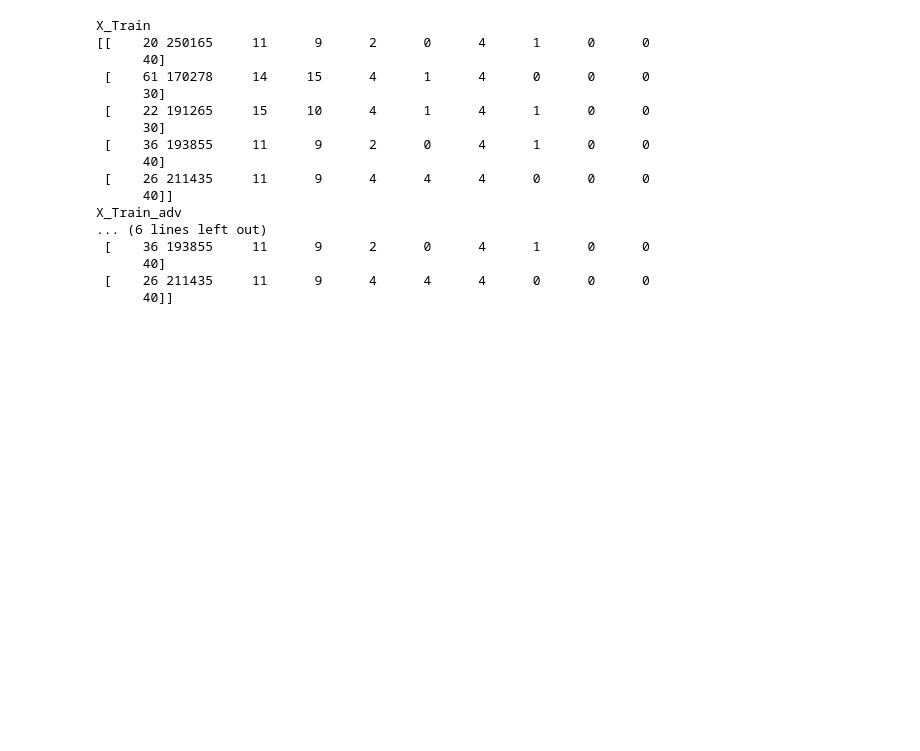
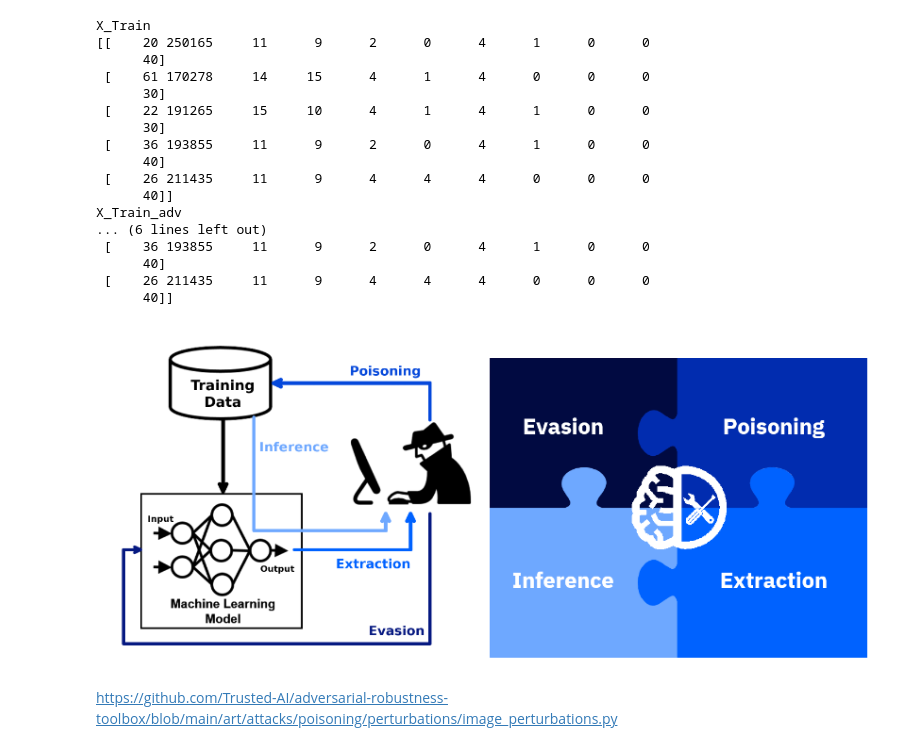
Before and after one commit to habtamu/adversarial-robustness-toolbox, a Jupyter notebook: notebooks/Exp-2_train_adult_DecisionTree_SageMaker_v3.ipynb, the cells around one changed output. Drawn from its saved outputs; the diff is of its cells as text; code cells hidden in the pictures; blank space fills up the shorter version.

```diff
--- a/notebooks/Exp-2_train_adult_DecisionTree_SageMaker_v3.ipynb
+++ b/notebooks/Exp-2_train_adult_DecisionTree_SageMaker_v3.ipynb
@@ -689,3 +689,9 @@ X_Train_adv
       40]
  [    26 211435     11      9      4      4      4      0      0      0
       40]]
+# %%
+from IPython.display import Image
+
+Image(filename='images/ART.png')
+# %% [output]
+[figure, added]
@@ -691,0 +712,2 @@ X_Train_adv
+# %% [markdown]
+https://github.com/Trusted-AI/adversarial-robustness-toolbox/blob/main/art/attacks/poisoning/perturbations/image_perturbations.py
```
Also changed, not shown: parts of 1 cell of this notebook, 1 other file.
